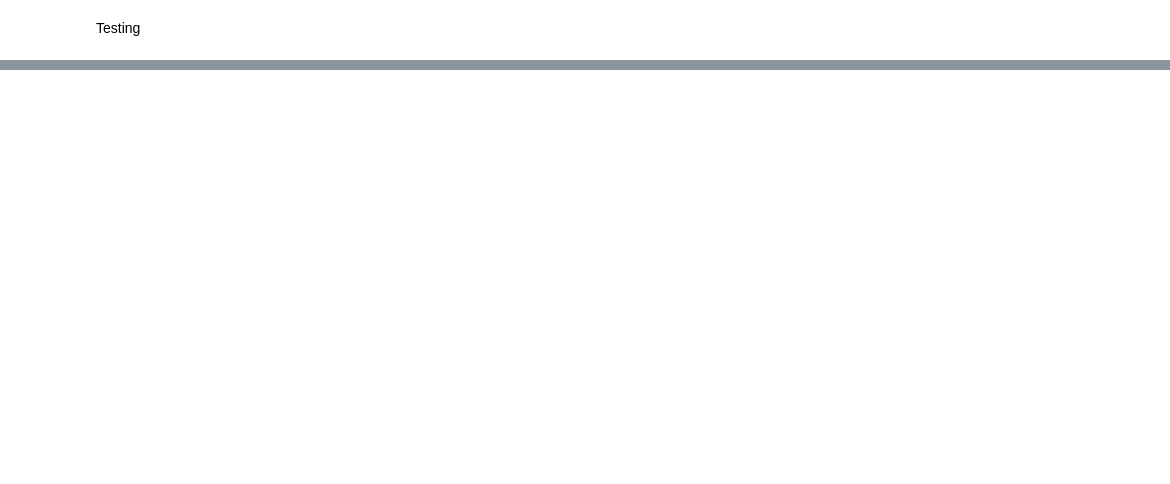
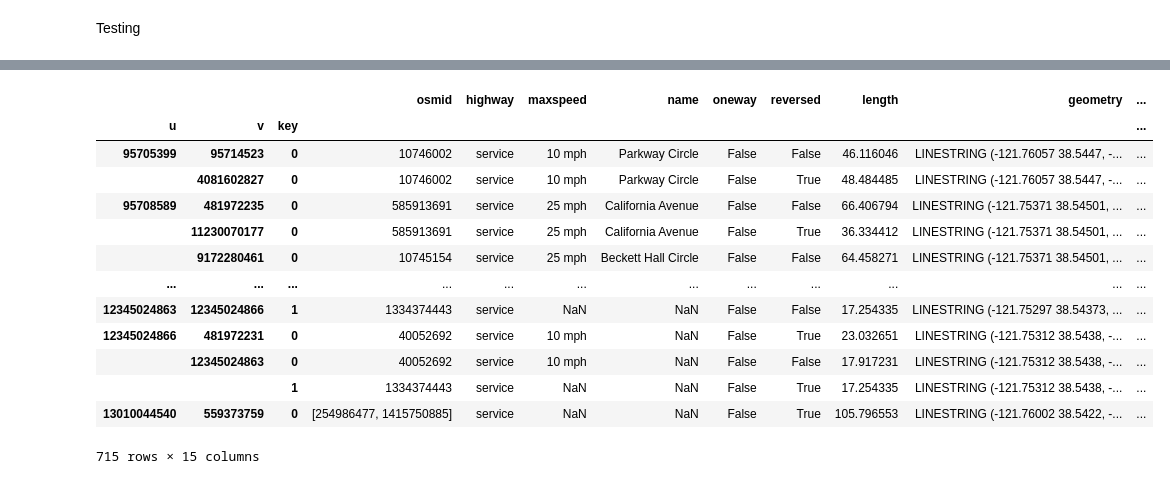
Before and after one commit to darpitydarp/ECI-253, a Jupyter notebook: Final Project/ECI 253 Final Project.ipynb, the cells around one changed output, grey strips where cells are left out. Saved outputs shown, nothing was run; the diff lists cells and outputs as text; code cells hidden in the pictures; blank space fills up the shorter version.

```diff
--- a/Final Project/ECI 253 Final Project.ipynb
+++ b/Final Project/ECI 253 Final Project.ipynb
@@ -11,0 +21,2 @@ fig, ax = ox.plot.plot_graph(bikeGraph)
+# %%
+bikeGraph = ox.io.load_graphml("bikeGraph.graphml")
@@ -36,0 +53,2 @@ ox.stats.basic_stats(bikeGraph)
+# %%
+bikeGraph_gdf = ox.graph_to_gdfs(bikeGraph)
@@ -36,0 +73,18 @@ ox.stats.basic_stats(bikeGraph)
+# %%
+edges = bikeGraph_gdf[1]
+edges
+# %% [output]
+|  |  |  | osmid | highway | maxspeed | name | oneway | reversed | length | geometry | ... |
+| u | v | key |  |  |  |  |  |  |  |  | ... |
+| 95705399 | 95714523 | 0 | 10746002 | service | 10 mph | Parkway Circle | False | False | 46.116046 | LINESTRING (-121.76057 38.5447, -... | ... |
+|  | 4081602827 | 0 | 10746002 | service | 10 mph | Parkway Circle | False | True | 48.484485 | LINESTRING (-121.76057 38.5447, -... | ... |
+| 95708589 | 481972235 | 0 | 585913691 | service | 25 mph | California Avenue | False | False | 66.406794 | LINESTRING (-121.75371 38.54501, ... | ... |
+|  | 11230070177 | 0 | 585913691 | service | 25 mph | California Avenue | False | True | 36.334412 | LINESTRING (-121.75371 38.54501, ... | ... |
+|  | 9172280461 | 0 | 10745154 | service | 25 mph | Beckett Hall Circle | False | False | 64.458271 | LINESTRING (-121.75371 38.54501, ... | ... |
+| ... | ... | ... | ... | ... | ... | ... | ... | ... | ... | ... | ... |
+| 12345024863 | 12345024866 | 1 | 1334374443 | service | NaN | NaN | False | False | 17.254335 | LINESTRING (-121.75297 38.54373, ... | ... |
+| 12345024866 | 481972231 | 0 | 40052692 | service | 10 mph | NaN | False | True | 23.032651 | LINESTRING (-121.75312 38.5438, -... | ... |
+|  | 12345024863 | 0 | 40052692 | service | 10 mph | NaN | False | False | 17.917231 | LINESTRING (-121.75312 38.5438, -... | ... |
+|  |  | 1 | 1334374443 | service | NaN | NaN | False | True | 17.254335 | LINESTRING (-121.75312 38.5438, -... | ... |
+| 13010044540 | 559373759 | 0 | [254986477, 1415750885] | service | NaN | NaN | False | True | 105.796553 | LINESTRING (-121.76002 38.5422, -... | ... |
+715 rows × 15 columns
```
Also changed, not shown: parts of 13 cells of this notebook, 3 other files.
